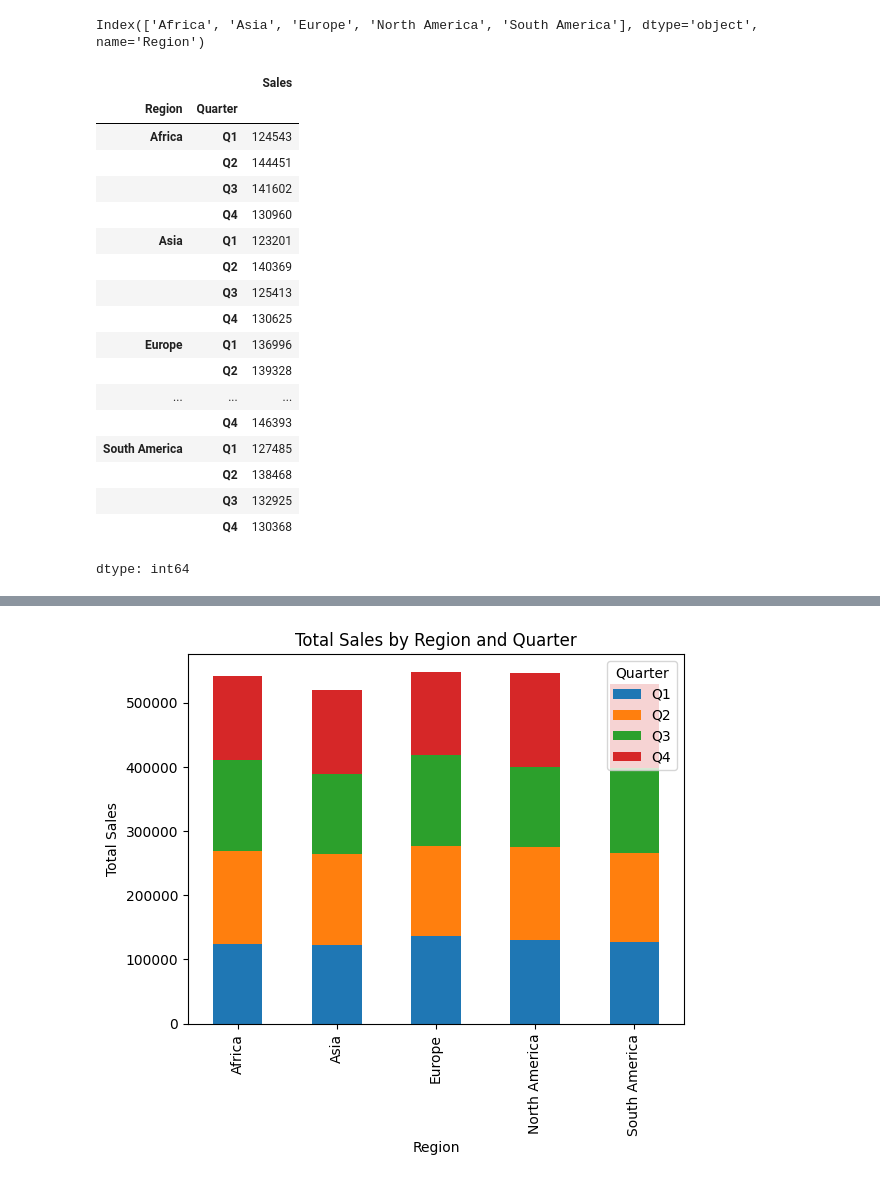
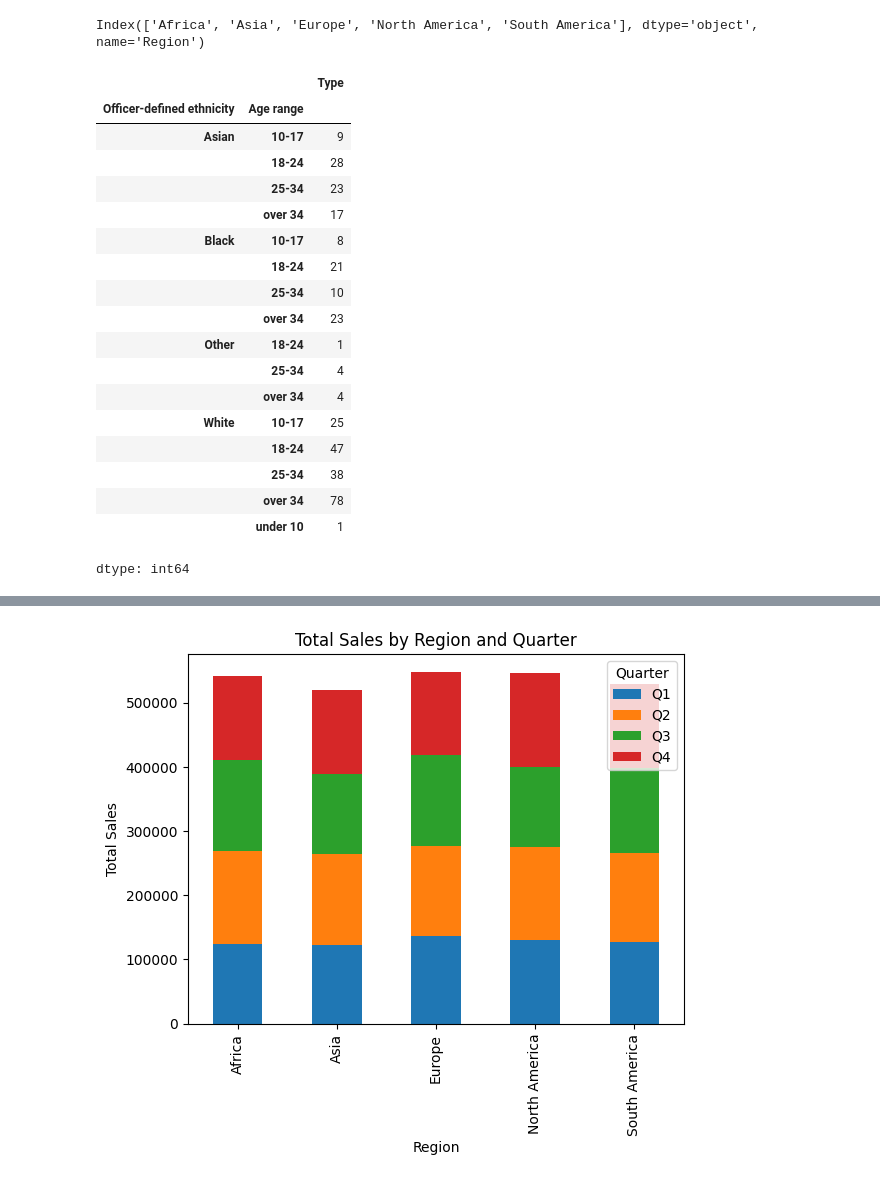
Before and after one commit to znumunz/dataviz2025, a Jupyter notebook: Copy_of_Visualize_Data_Comparison_2025.ipynb, the cells around one changed output, grey strips where cells are left out. Saved outputs shown, nothing was run; the diff lists cells and outputs as text; code cells hidden in the pictures.

```diff
--- a/Copy_of_Visualize_Data_Comparison_2025.ipynb
+++ b/Copy_of_Visualize_Data_Comparison_2025.ipynb
@@ -10,5 +11,3 @@ from google.colab import drive
 drive.mount('/content/drive')
 # %% [output]
 Mounted at /content/drive
-# %%
-path = '/content/drive/MyDrive/MyPython&DataViz2025/Data/2025-01/2025-01-bedfordshire-stop-and-search.csv'
@@ -119,25 +136,25 @@ region_sales.index
 Index(['Africa', 'Asia', 'Europe', 'North America', 'South America'], dtype='object', name='Region')
 # %%
 # Group data by region and sum sales
-region_sales = data.groupby(['Region','Quarter'])['Sales'].sum()
-region_sales
+data = df.groupby(['Officer-defined ethnicity','Age range'])['Type'].count()
+data
 # %% [output]
-|  |  | Sales |
-| Region | Quarter |  |
-| Africa | Q1 | 124543 |
-|  | Q2 | 144451 |
-|  | Q3 | 141602 |
-|  | Q4 | 130960 |
-| Asia | Q1 | 123201 |
-|  | Q2 | 140369 |
-|  | Q3 | 125413 |
-|  | Q4 | 130625 |
-| Europe | Q1 | 136996 |
-|  | Q2 | 139328 |
-| ... | ... | ... |
-|  | Q4 | 146393 |
-| South America | Q1 | 127485 |
-|  | Q2 | 138468 |
-|  | Q3 | 132925 |
-|  | Q4 | 130368 |
+|  |  | Type |
+| Officer-defined ethnicity | Age range |  |
+| Asian | 10-17 | 9 |
+|  | 18-24 | 28 |
+|  | 25-34 | 23 |
+|  | over 34 | 17 |
+| Black | 10-17 | 8 |
+|  | 18-24 | 21 |
+|  | 25-34 | 10 |
+|  | over 34 | 23 |
+| Other | 18-24 | 1 |
+|  | 25-34 | 4 |
+|  | over 34 | 4 |
+| White | 10-17 | 25 |
+|  | 18-24 | 47 |
+|  | 25-34 | 38 |
+|  | over 34 | 78 |
+|  | under 10 | 1 |
 dtype: int64
```
Also changed, not shown: parts of 16 cells of this notebook.
